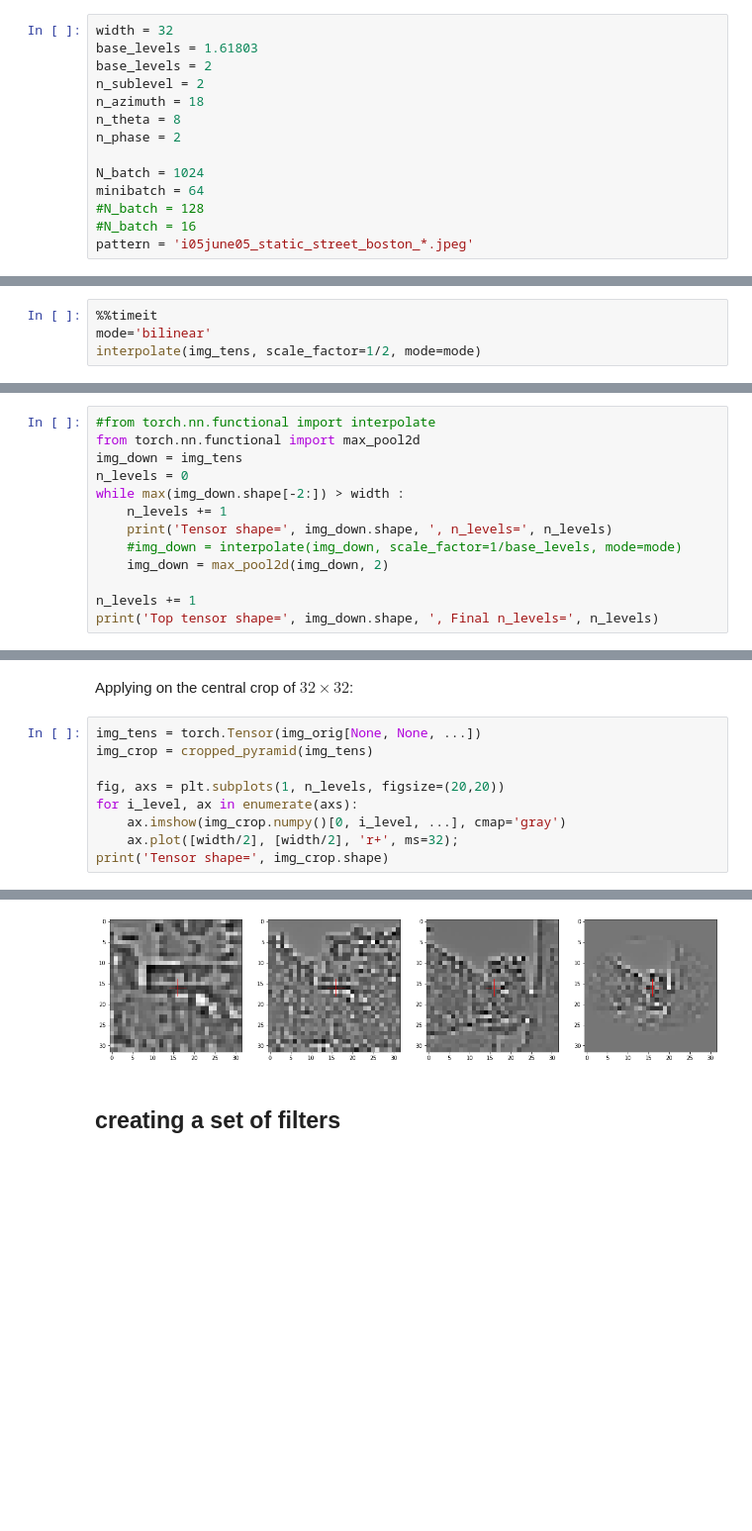
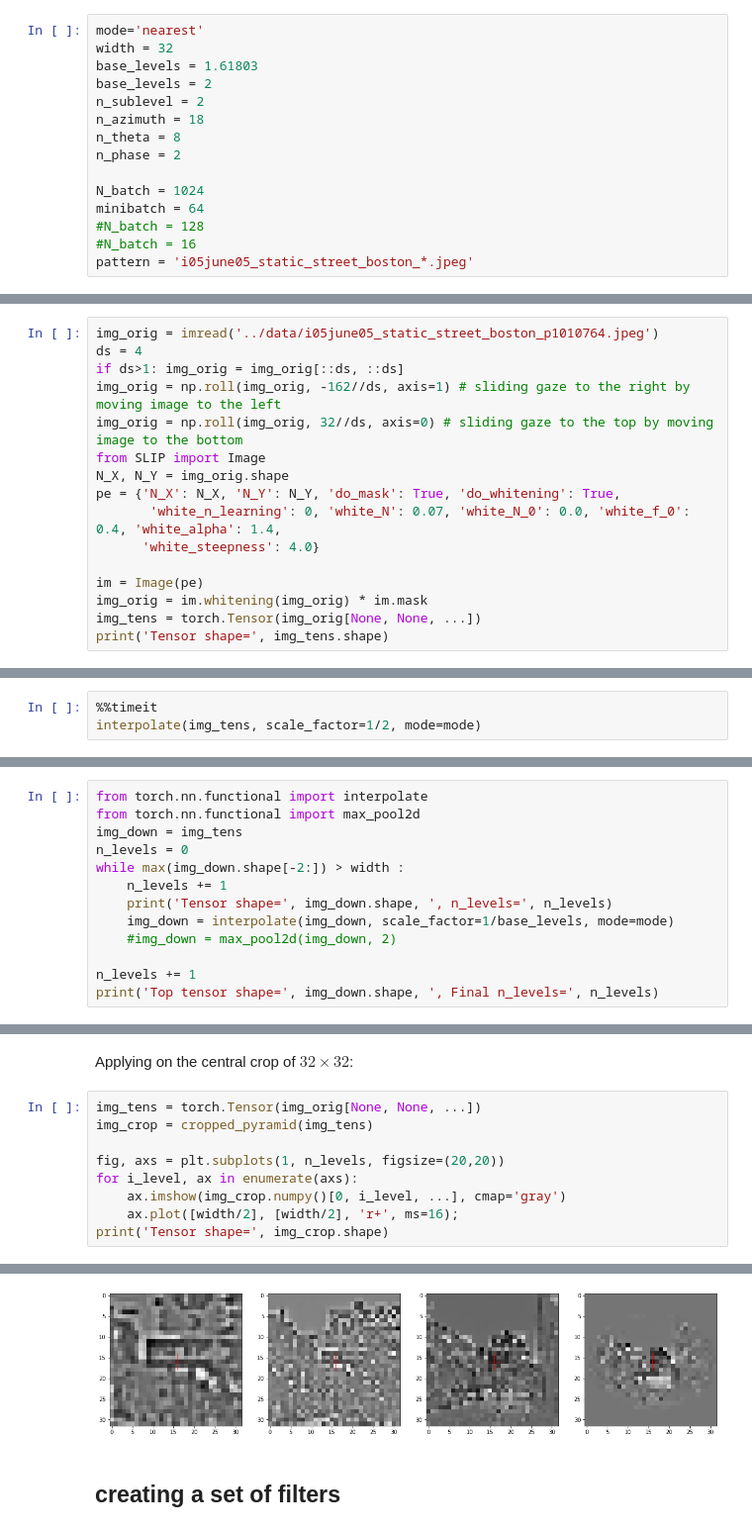
Before and after one commit to bicv/POLO, a Jupyter notebook: notebooks/2020-02-13_retina_reconstruction.ipynb, the cells around one changed output, grey strips where cells are left out. Shown at 99% size. Cells and saved outputs as stored; diff of their text form; blank space fills up the shorter version.

```diff
--- a/notebooks/2020-02-13_retina_reconstruction.ipynb
+++ b/notebooks/2020-02-13_retina_reconstruction.ipynb
@@ -27,6 +24,7 @@ import numpy as np
 import matplotlib.pyplot as plt
 %matplotlib inline
 # %%
+mode='nearest'
 width = 32
 base_levels = 1.61803
 base_levels = 2
@@ -68,0 +71,16 @@ torch.set_default_tensor_type('torch.DoubleTensor')
+# %%
+img_orig = imread('../data/i05june05_static_street_boston_p1010764.jpeg')
+ds = 4
+if ds>1: img_orig = img_orig[::ds, ::ds]
+img_orig = np.roll(img_orig, -162//ds, axis=1) # sliding gaze to the right by moving image to the left
+img_orig = np.roll(img_orig, 32//ds, axis=0) # sliding gaze to the top by moving image to the bottom
+from SLIP import Image
+N_X, N_Y = img_orig.shape
+pe = {'N_X': N_X, 'N_Y': N_Y, 'do_mask': True, 'do_whitening': True,
+       'white_n_learning': 0, 'white_N': 0.07, 'white_N_0': 0.0, 'white_f_0': 0.4, 'white_alpha': 1.4,
+      'white_steepness': 4.0}
+
+im = Image(pe)
+img_orig = im.whitening(img_orig) * im.mask
+img_tens = torch.Tensor(img_orig[None, None, ...])
+print('Tensor shape=', img_tens.shape)
@@ -92,6 +97,5 @@ from torch.nn.functional import interpolate
 from torch.nn.functional import max_pool2d
 # %%
 %%timeit
-mode='bilinear'
 interpolate(img_tens, scale_factor=1/2, mode=mode)
 # %% [output]
@@ -104,13 +108,13 @@ max_pool2d(img_tens, 2)
 # %%
-#from torch.nn.functional import interpolate
+from torch.nn.functional import interpolate
 from torch.nn.functional import max_pool2d
 img_down = img_tens
 n_levels = 0
 while max(img_down.shape[-2:]) > width :
     n_levels += 1
     print('Tensor shape=', img_down.shape, ', n_levels=', n_levels)
-    #img_down = interpolate(img_down, scale_factor=1/base_levels, mode=mode)
-    img_down = max_pool2d(img_down, 2)
+    img_down = interpolate(img_down, scale_factor=1/base_levels, mode=mode)
+    #img_down = max_pool2d(img_down, 2)
 
 n_levels += 1
 print('Top tensor shape=', img_down.shape, ', Final n_levels=', n_levels)
@@ -144,15 +148,15 @@ Applying on the central crop of $32\times32$:
 # %%
 img_tens = torch.Tensor(img_orig[None, None, ...])
 img_crop = cropped_pyramid(img_tens)
 
 fig, axs = plt.subplots(1, n_levels, figsize=(20,20))
 for i_level, ax in enumerate(axs):
     ax.imshow(img_crop.numpy()[0, i_level, ...], cmap='gray')
-    ax.plot([width/2], [width/2], 'r+', ms=32);
+    ax.plot([width/2], [width/2], 'r+', ms=16);
 print('Tensor shape=', img_crop.shape)
 # %% [output]
 Tensor shape= torch.Size([1, 4, 32, 32])
-[figure, old version]
+[figure, new version]
 # %% [markdown]
 ## creating a set of filters
 # %%
```
Also changed, not shown: parts of 53 cells of this notebook.
